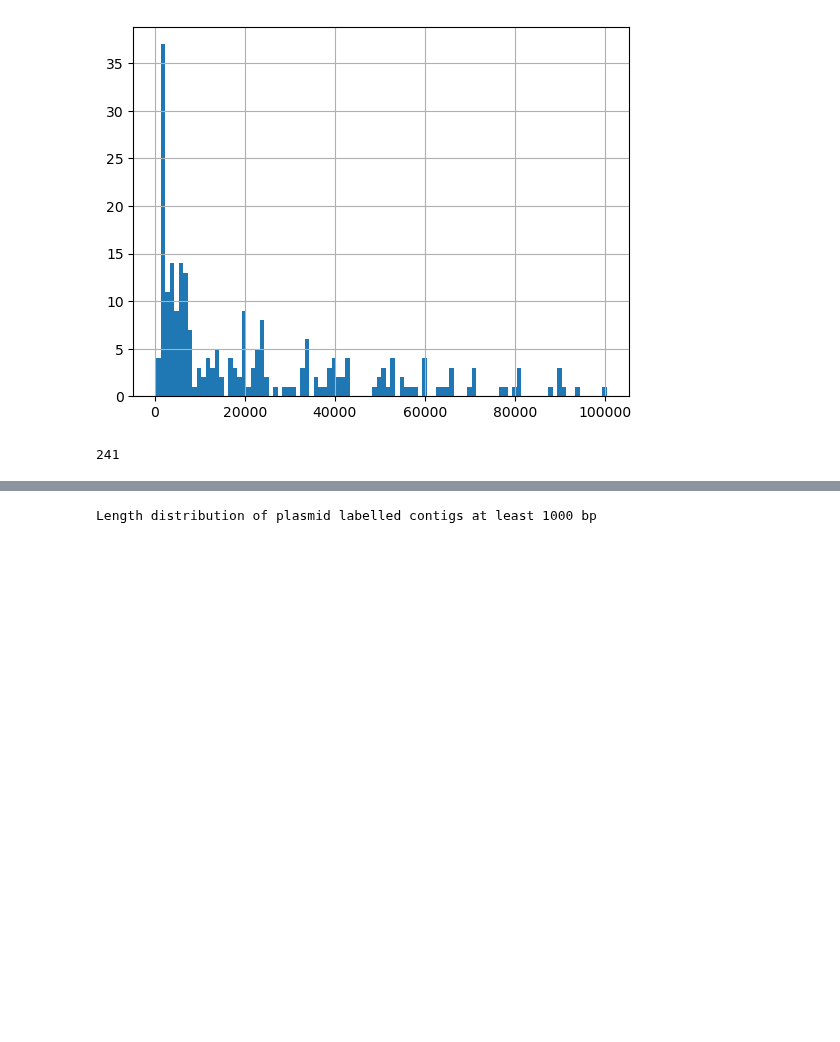
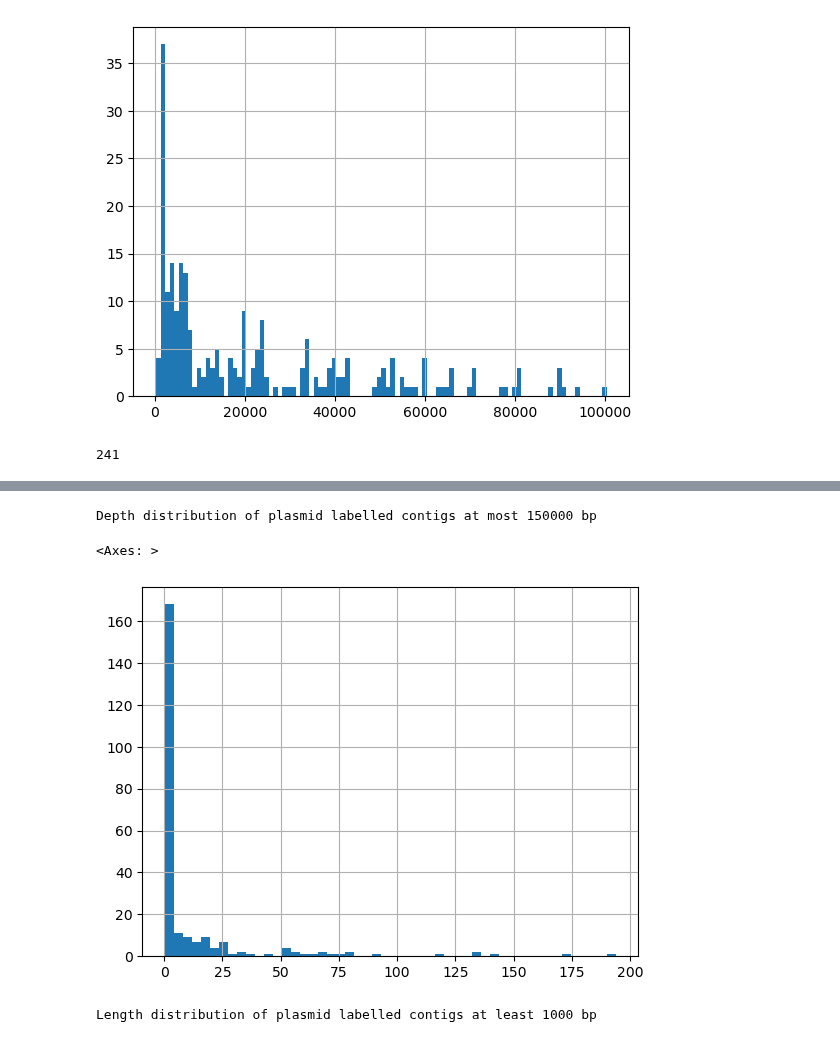
Before and after one commit to PegahAdt/GraSSPlas, a Jupyter notebook: doc/pseudolabels_analysis.ipynb, the cells around one changed output, grey strips where cells are left out. Drawn from its saved outputs; the diff is of its cells as text; code cells hidden in the pictures; blank space fills up the shorter version.

```diff
--- a/doc/pseudolabels_analysis.ipynb
+++ b/doc/pseudolabels_analysis.ipynb
@@ -299,3 +313,10 @@ pls_df_short_150000.shape[0]
+# %%
+print("Depth distribution of plasmid labelled contigs at most 150000 bp")
+pls_df_short_150000['depth'].hist(bins=50)
+# %% [output]
+Depth distribution of plasmid labelled contigs at most 150000 bp
+<Axes: >
+[figure, added]
 # %%
 pls_df_long_1000 = pls_df[pls_df['length'] >= 1000]
 print("Length distribution of plasmid labelled contigs at least 1000 bp")
```
Also changed, not shown: parts of 17 cells of this notebook.
